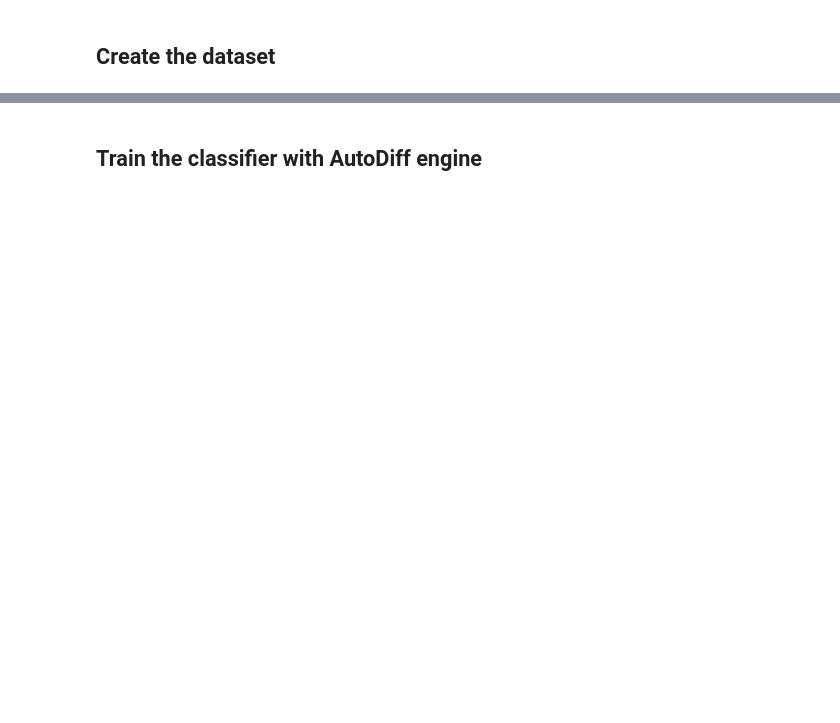
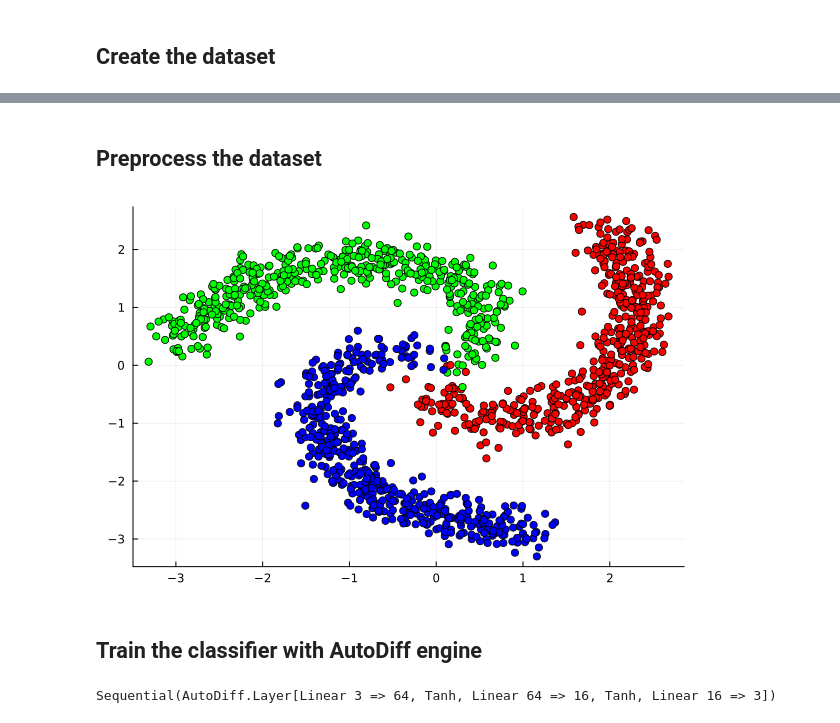
Before and after one commit to vadim-mychko/AutoDiff.jl, a Jupyter notebook: examples/mlp_classifier.ipynb, the cells around one changed output, grey strips where cells are left out. Saved outputs shown, nothing was run; the diff lists cells and outputs as text; code cells hidden in the pictures; blank space fills up the shorter version.

```diff
--- a/examples/mlp_classifier.ipynb
+++ b/examples/mlp_classifier.ipynb
@@ -54,2 +57,58 @@ scatter(data[:, 1], data[:, 2], marker_z=labels, color=:brg, legend=false)
+# %% [markdown]
+## Preprocess the dataset
+# %%
+function split_data(data, train_ratio)
+    # Calculate the number of training examples
+    n = size(data, 1)
+    n_train = round(Int, n * train_ratio)
+
+    # Shuffle the indices
+    indices = shuffle(1:n)
+
+    # Split the indices for the training and validation set
+    train_indices = indices[1:n_train]
+    val_indices = indices[n_train+1:end]
+
+    # Create the training and validation sets
+    train_data = data[train_indices, :]
+    val_data = data[val_indices, :]
+
+    return train_data, val_data
+end
+
+# split into train/validation sets
+train_data, val_data = split_data(data, 0.8)
+
+# split into data/labels
+train_data, train_labels = train_data[:, 1:2], train_data[:, 3]
+val_data, val_labels = val_data[:, 1:2], val_data[:, 3]
+
+# convert labels to integers
+train_labels = Int8.(train_labels)
+val_labels = Int8.(val_labels)
+
+# add bias to the created training data
+train_data = hcat(train_data, ones(size(train_data, 1)))
+val_data = hcat(val_data, ones(size(val_data, 1)))
+
+# transpose the data points
+train_data = transpose(train_data)
+val_data = transpose(val_data)
+
+# view the training set
+scatter(train_data[1, :], train_data[2, :], marker_z=train_labels, color=:brg, legend=false)
+# %% [output]
+[figure, added]
 # %% [markdown]
 ## Train the classifier with AutoDiff engine
+# %%
+# define the model with three linear layers
+model = Sequential(
+    Linear(3, 64),
+    Tanh(),
+    Linear(64, 16),
+    Tanh(),
+    Linear(16, 3)
+)
+# %% [output]
+Sequential(AutoDiff.Layer[Linear 3 => 64, Tanh, Linear 64 => 16, Tanh, Linear 16 => 3])
```
Also changed, not shown: parts of 4 cells of this notebook.
